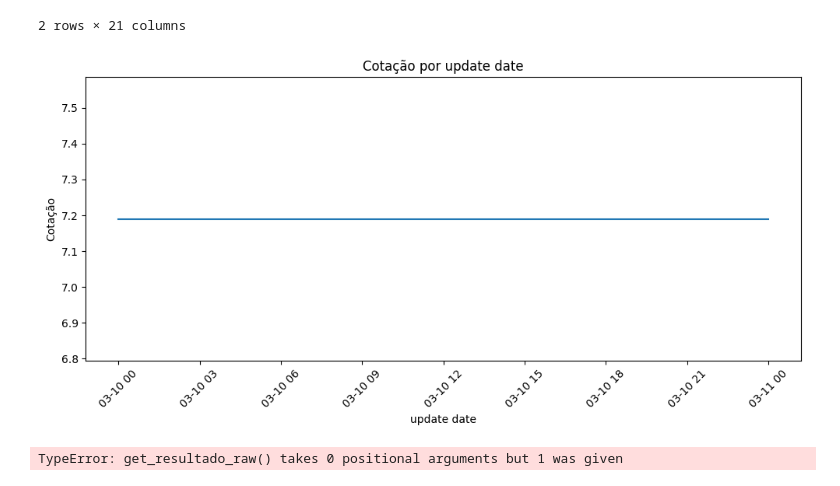
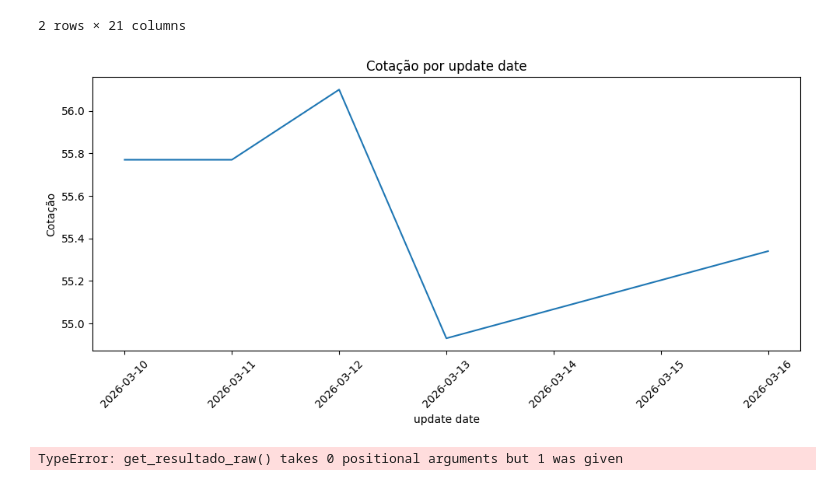
Before and after one commit to gusascorrea/magic_app, a Jupyter notebook: notebooks/testes.ipynb, the cells around one changed output. Drawn from its saved outputs; the diff is of its cells as text; code cells hidden in the pictures.

```diff
--- a/notebooks/testes.ipynb
+++ b/notebooks/testes.ipynb
@@ -152,20 +151,20 @@ plot_df
 # %%
 import matplotlib.pyplot as plt
 
-plot_df = df.loc[df.index == 'CSNA3'].copy()
+plot_df = df.loc[df.index == 'IRBR3'].copy()
 plot_df['update date'] = pd.to_datetime(plot_df['update date'])
 plot_df = plot_df.sort_values('update date')
 
 plt.figure(figsize=(10, 5))
 plt.plot(plot_df['update date'], plot_df['Cotação'])
 plt.xlabel('update date')
 plt.ylabel('Cotação')
 plt.title('Cotação por update date')
 plt.xticks(rotation=45)
 plt.tight_layout()
 plt.show()
 # %% [output]
-[figure, old version]
+[figure, new version]
 # %%
 fd.get_resultado_raw()
 # %% [output]
```
Also changed, not shown: parts of 1 cell of this notebook.
